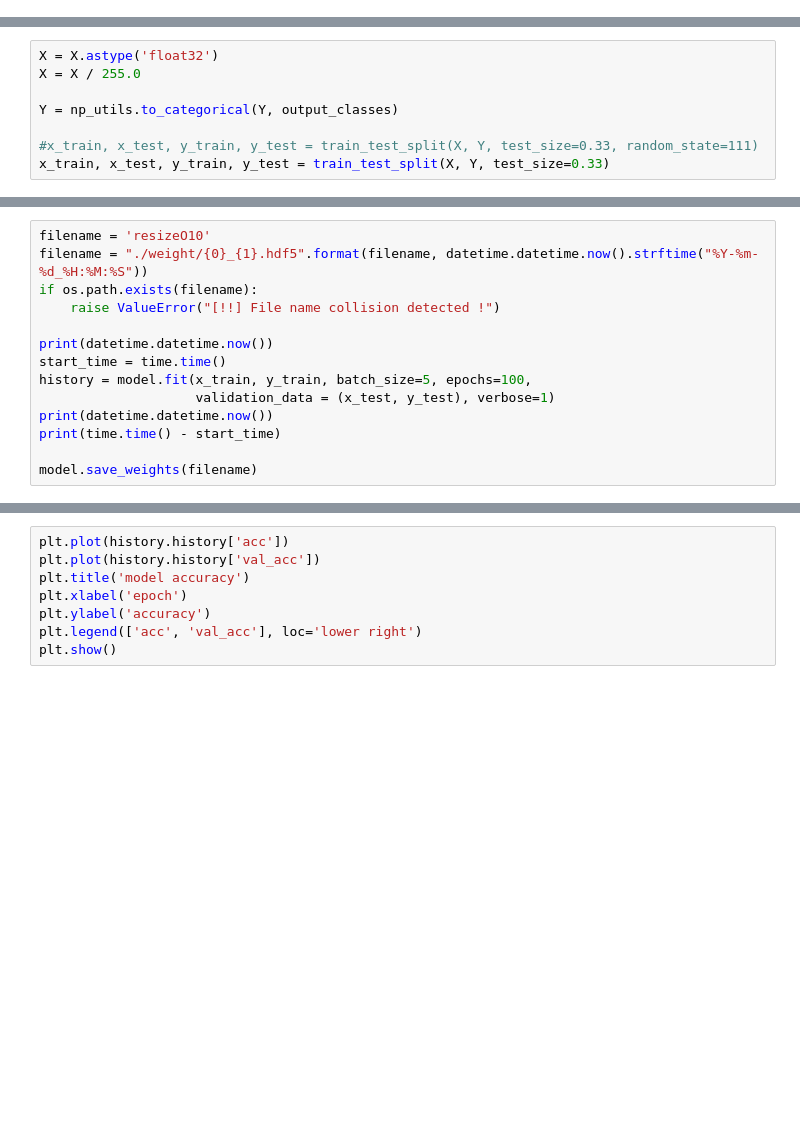
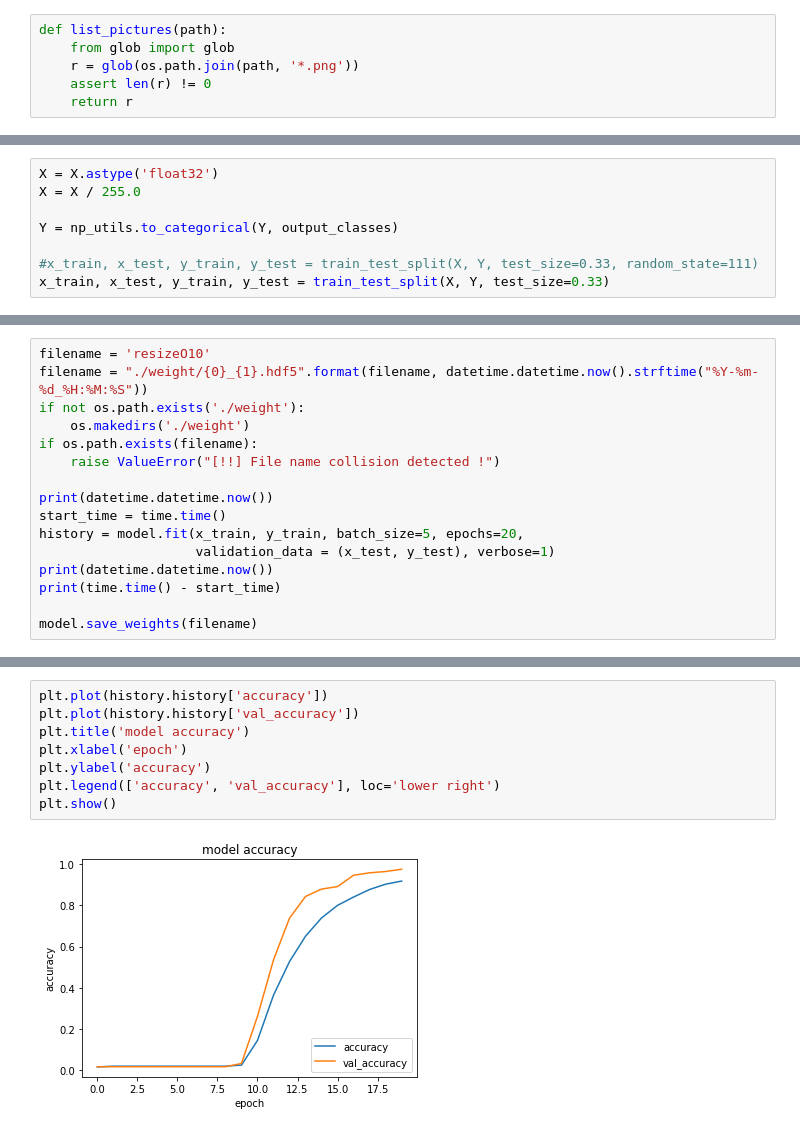
Before and after one commit to Tokunn/LowResLicePlatRecog, a Jupyter notebook: LowResLicePlatRecog.ipynb, the cells around one changed output, grey strips where cells are left out. Cells and saved outputs as stored; diff of their text form; blank space fills up the shorter version.

```diff
--- a/LowResLicePlatRecog.ipynb
+++ b/LowResLicePlatRecog.ipynb
@@ -13,6 +14,12 @@ from sklearn.model_selection import train_test_split
 import matplotlib.pyplot as plt
 from PIL import Image
 import datetime, time, os
+# %%
+def list_pictures(path):
+    from glob import glob
+    r = glob(os.path.join(path, '*.png'))
+    assert len(r) != 0
+    return r
 # %%
 X = []
 Y = []
@@ -77,12 +118,14 @@ model.compile(loss='categorical_crossentropy', optimizer='SGD', metrics=['accura
 # %%
 filename = 'resizeO10'
 filename = "./weight/{0}_{1}.hdf5".format(filename, datetime.datetime.now().strftime("%Y-%m-%d_%H:%M:%S"))
+if not os.path.exists('./weight'):
+    os.makedirs('./weight')
 if os.path.exists(filename):
     raise ValueError("[!!] File name collision detected !")
 
 print(datetime.datetime.now())
 start_time = time.time()
-history = model.fit(x_train, y_train, batch_size=5, epochs=100,
+history = model.fit(x_train, y_train, batch_size=5, epochs=20,
                     validation_data = (x_test, y_test), verbose=1)
 print(datetime.datetime.now())
 print(time.time() - start_time)
@@ -91,11 +152,13 @@ model.save_weights(filename)
 # %%
-plt.plot(history.history['acc'])
-plt.plot(history.history['val_acc'])
+plt.plot(history.history['accuracy'])
+plt.plot(history.history['val_accuracy'])
 plt.title('model accuracy')
 plt.xlabel('epoch')
 plt.ylabel('accuracy')
-plt.legend(['acc', 'val_acc'], loc='lower right')
+plt.legend(['accuracy', 'val_accuracy'], loc='lower right')
 plt.show()
+# %% [output]
+[figure, added]
 # %%
 predict_classes = model.predict_classes(x_test, verbose=1)
 mg_df = pd.DataFrame({'predict':predict_classes, 'class':np.argmax(y_test, axis=1)})
```
Also changed, not shown: parts of 7 cells of this notebook, 5 other files.
